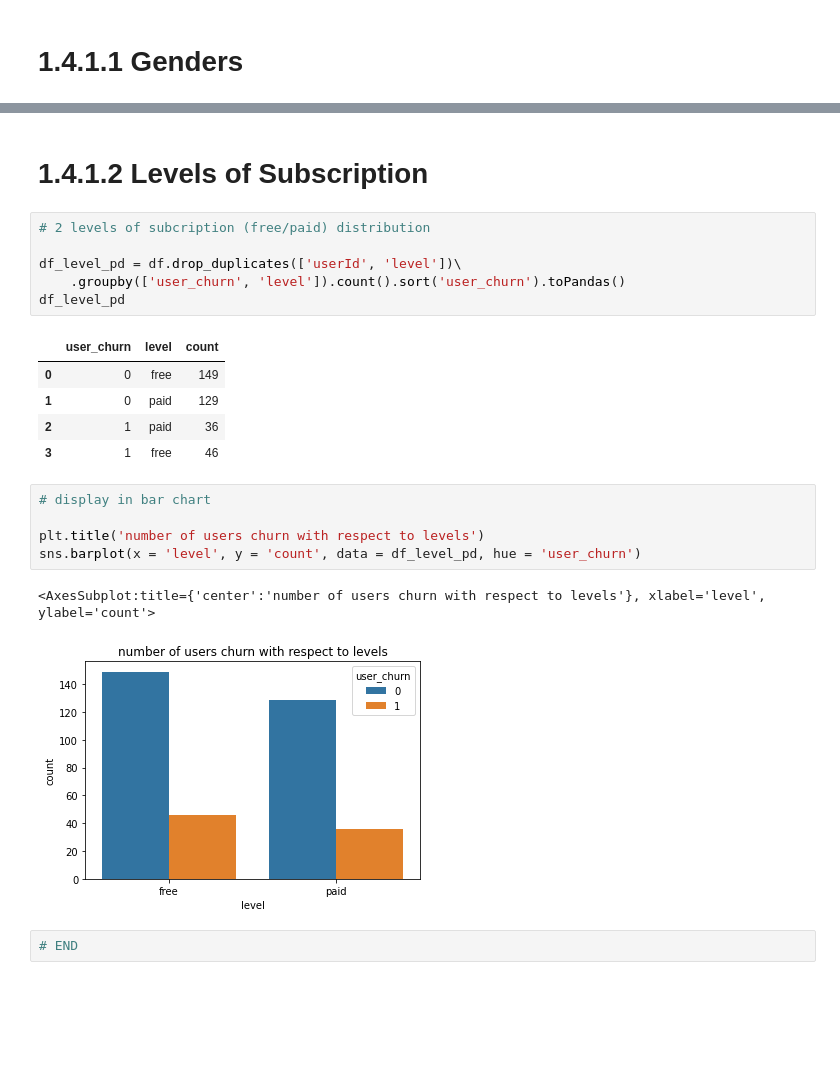
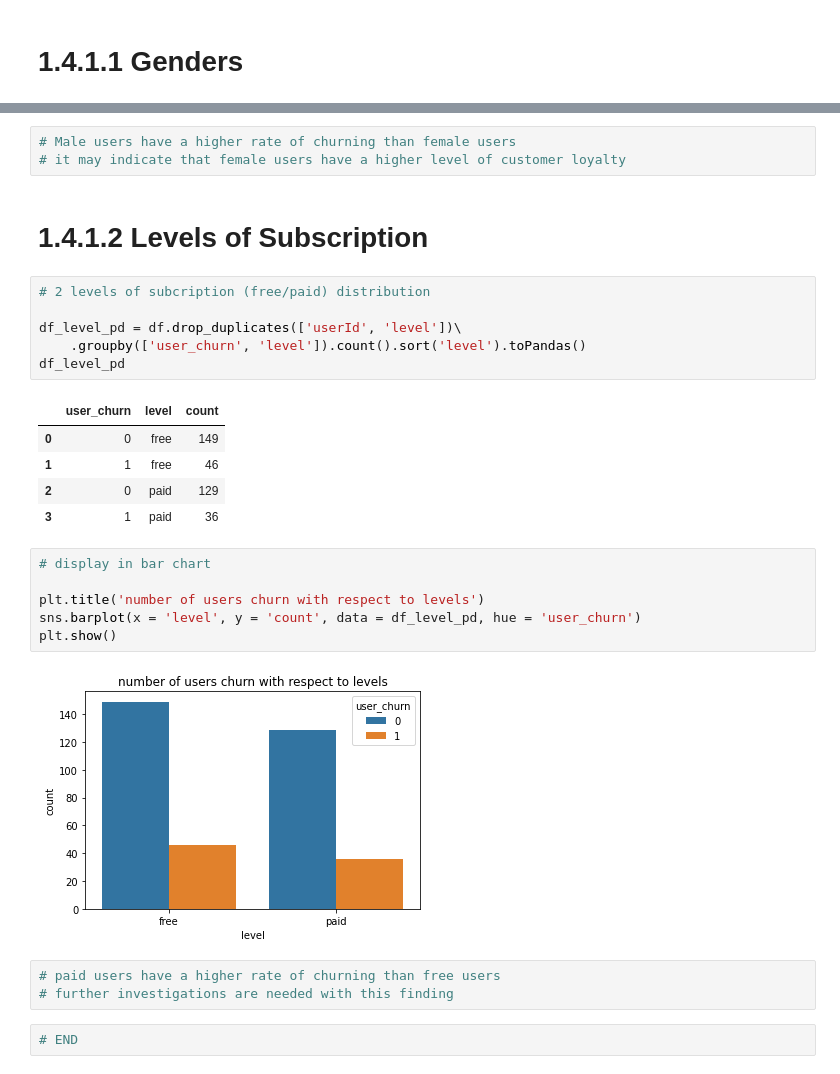
Before and after one commit to yatfungleung/Sparkify-User-Churn-Prediction, a Jupyter notebook: 1_data_cleaning.ipynb, the cells around one changed output, grey strips where cells are left out. Drawn from its saved outputs; the diff is of its cells as text; blank space fills up the shorter version.

```diff
--- a/1_data_cleaning.ipynb
+++ b/1_data_cleaning.ipynb
@@ -453,25 +453,31 @@ sns.barplot(x = 'gender', y = 'count', data = df_gender_pd, hue = 'user_churn')
 [figure]
+# %%
+# Male users have a higher rate of churning than female users
+# it may indicate that female users have a higher level of customer loyalty
 # %% [markdown]
 # 1.4.1.2 Levels of Subscription
 # %%
 # 2 levels of subcription (free/paid) distribution
 
 df_level_pd = df.drop_duplicates(['userId', 'level'])\
-    .groupby(['user_churn', 'level']).count().sort('user_churn').toPandas()
+    .groupby(['user_churn', 'level']).count().sort('level').toPandas()
 df_level_pd
 # %% [output]
 |  | user_churn | level | count |
 | 0 | 0 | free | 149 |
-| 1 | 0 | paid | 129 |
-| 2 | 1 | paid | 36 |
-| 3 | 1 | free | 46 |
+| 1 | 1 | free | 46 |
+| 2 | 0 | paid | 129 |
+| 3 | 1 | paid | 36 |
 # %%
 # display in bar chart
 
 plt.title('number of users churn with respect to levels')
 sns.barplot(x = 'level', y = 'count', data = df_level_pd, hue = 'user_churn')
+plt.show()
 # %% [output]
-<AxesSubplot:title={'center':'number of users churn with respect to levels'}, xlabel='level', ylabel='count'>
 [figure]
+# %%
+# paid users have a higher rate of churning than free users
+# further investigations are needed with this finding
 # %%
 # END
```
Also changed, not shown: parts of 2 cells of this notebook.
